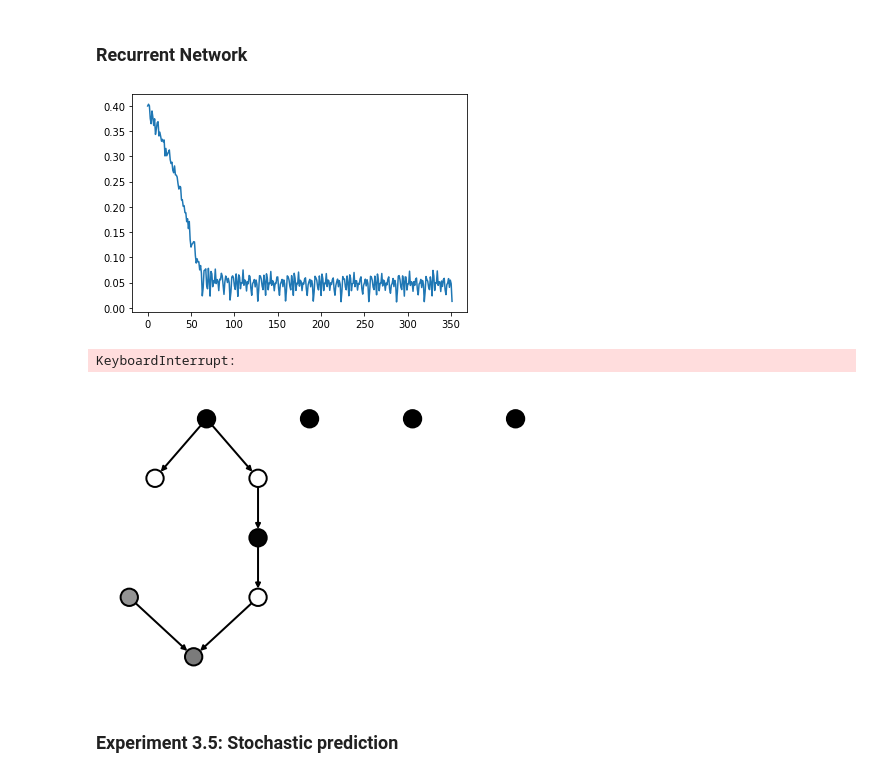
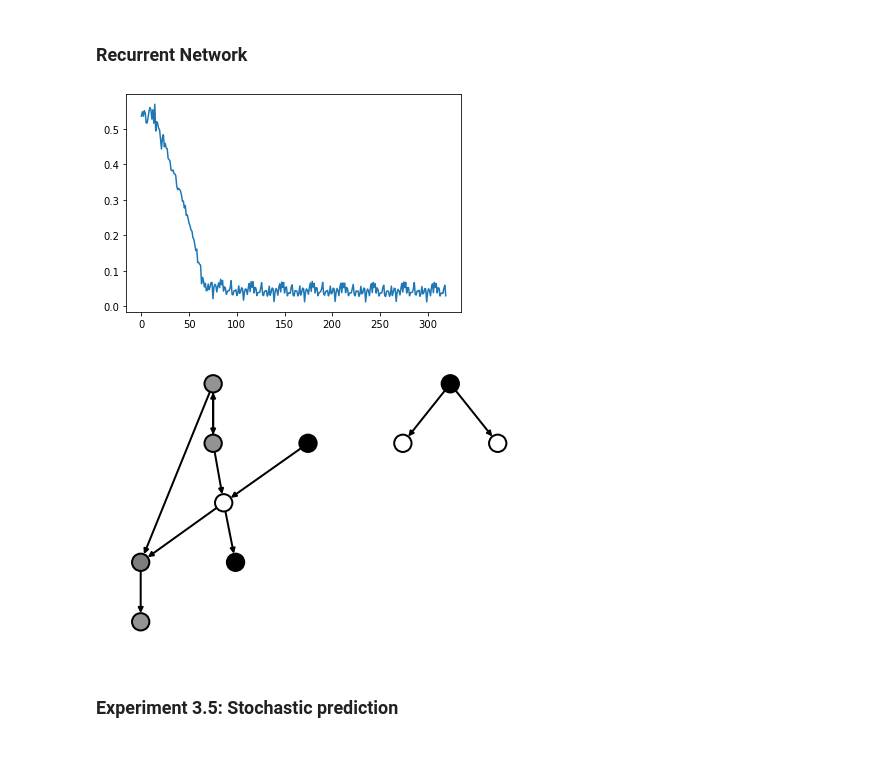
Before and after one commit to jvrana/deep-learning-guides, a Jupyter notebook: notebooks/annotated_universal_graph_transformer/causes_of_lung_cancer/experiment_generative_attention_network.ipynb, the cells around one changed output. Cells and saved outputs as stored; diff of their text form; code cells hidden in the pictures.

```diff
--- a/notebooks/annotated_universal_graph_transformer/causes_of_lung_cancer/experiment_generative_attention_network.ipynb
+++ b/notebooks/annotated_universal_graph_transformer/causes_of_lung_cancer/experiment_generative_attention_network.ipynb
@@ -716,5 +715,5 @@ class AutoEncoderCircuitNetwork(nn.Module):
         return out
 
 net = AutoEncoderCircuitNetwork(40, 128)
-train_circuit_network(net, epochs=50)
+train_circuit_network(net, epochs=11)
 # %% [output]
@@ -781,5 +780,5 @@ class AutoEncoderCircuitNetwork2(nn.Module):
         return out
 
 net = AutoEncoderCircuitNetwork2(40, 128)
-train_circuit_network(net, epochs=50)
+train_circuit_network(net, epochs=11)
 # %% [output]
@@ -831,11 +829,11 @@ class AutoEncoderCircuitNetwork3(nn.Module):
                 g.update_all(fn.u_add_e('h', 'h', 'm'), fn.sum('m', 'h'))
                 g.ndata['h'] = self.core(g.ndata['h'])
                 out = self.decoder(g.ndata['h'])
-                g.ndata['x'] = out
+                g.ndata['x'] = out + g.ndata['x']
                 out_arr.append(out)
         self.out_arr = out_arr
         return out
 
 net = AutoEncoderCircuitNetwork3(40, 128)
-train_circuit_network(net, epochs=50)
+train_circuit_network(net, epochs=11)
 # %% [output]
@@ -992,21 +989,20 @@ class RGNNAAE(nn.Module):
 torch.set_default_dtype(torch.float32)
 net = RGNNAAE(32)
 
-train_circuit_network(net)
+train_circuit_network(net, epochs=10)
 # %% [output]
-[figure, old version]
+[figure, new version]
-KeyboardInterrupt:
 # %%
-g = dataset[12]
+g = dataset[5]
 with g.local_scope():
     net(g, g.ndata['x'].float(), n=10)
     g.ndata['out'] = torch.cat(net.out_arr, 1)
     nxg = nx.DiGraph(g.to_networkx(node_attrs=['out', 'x']))
     for n, ndata in nxg.nodes(data=True):
         ndata['j'] = ndata['out'][5].item()
     plot_binary_graph(nxg, key='j')
 # %% [output]
-[figure, old version]
+[figure, new version]
 # %% [markdown]
 ### Experiment 3.5: Stochastic prediction
 # %% [markdown]
```
Also changed, not shown: parts of 11 cells of this notebook, 1 other file.
